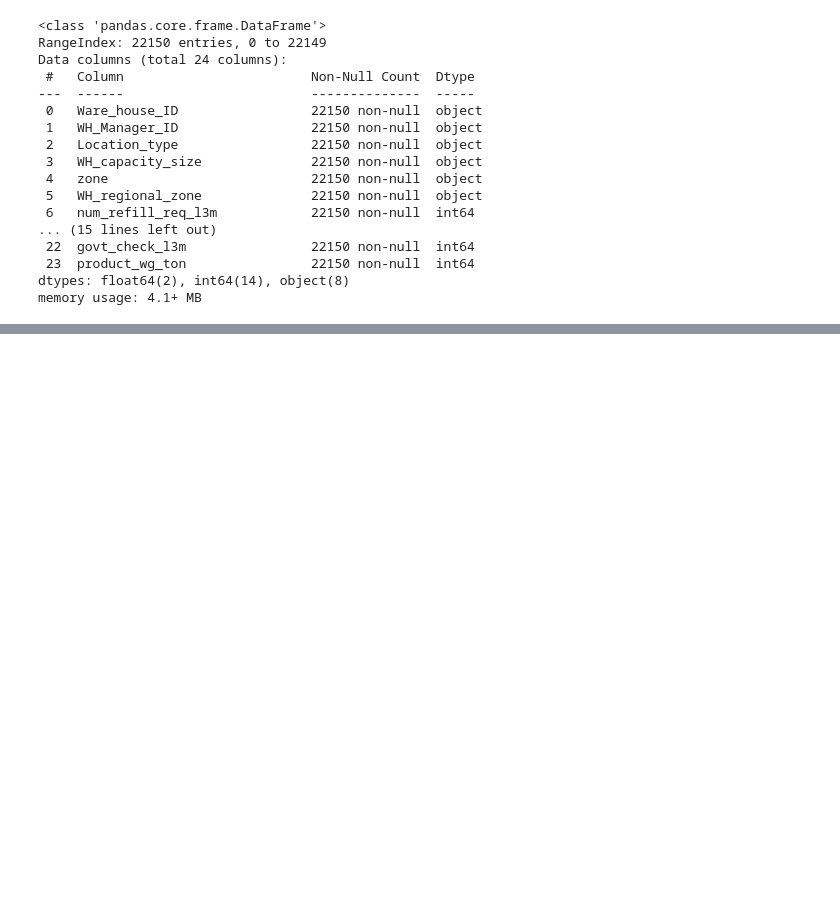
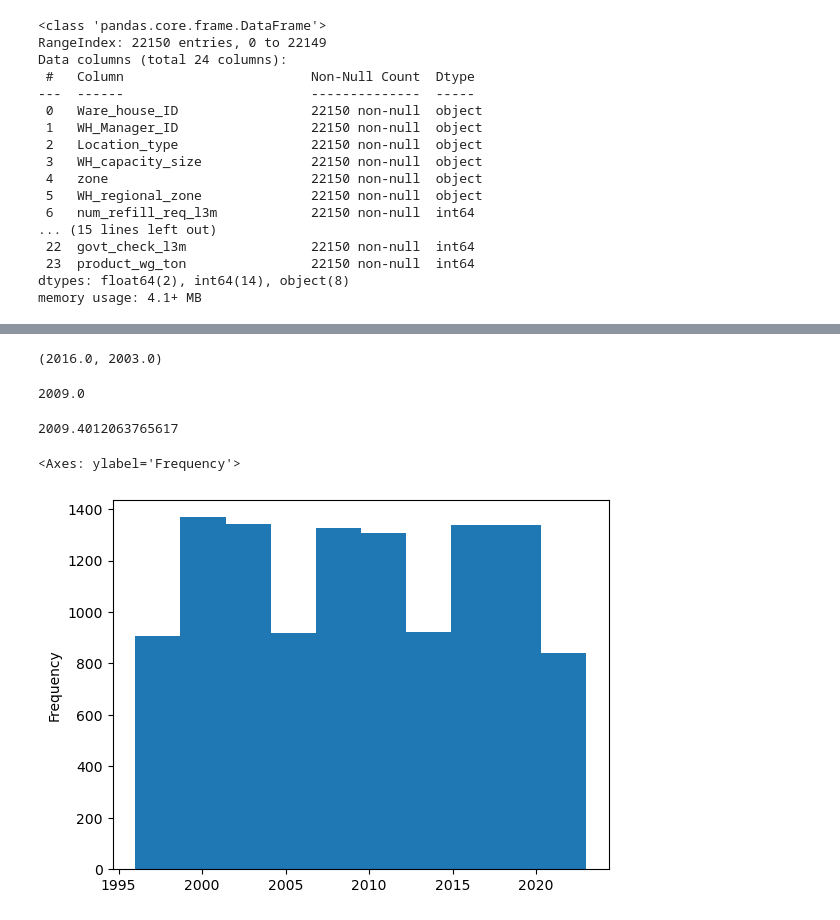
Before and after one commit to bhagyashrii0806/SUPPLYCHAIN01, a Jupyter notebook: model.ipynb, the cells around one changed output, grey strips where cells are left out. Drawn from its saved outputs; the diff is of its cells as text; code cells hidden in the pictures; blank space fills up the shorter version.

```diff
--- a/model.ipynb
+++ b/model.ipynb
@@ -50,0 +100,17 @@ memory usage: 4.1+ MB
+# %%
+df['wh_est_year'].quantile(0.75),df['wh_est_year'].quantile(0.25)
+# %% [output]
+(2016.0, 2003.0)
+# %%
+df['wh_est_year'].median()
+# %% [output]
+2009.0
+# %%
+df['wh_est_year'].mean()
+# %% [output]
+2009.4012063765617
+# %%
+df['wh_est_year'].plot(kind = 'hist')
+# %% [output]
+<Axes: ylabel='Frequency'>
+[figure, added]
```
Also changed, not shown: parts of 8 cells of this notebook.
